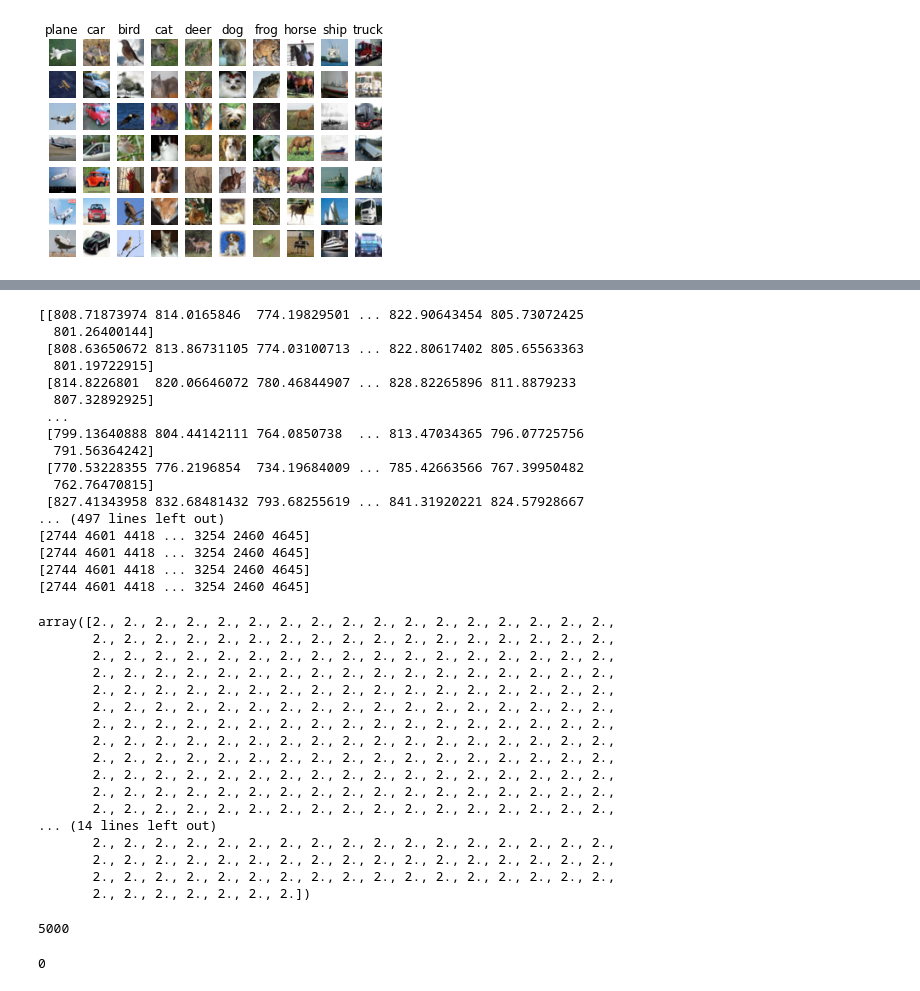
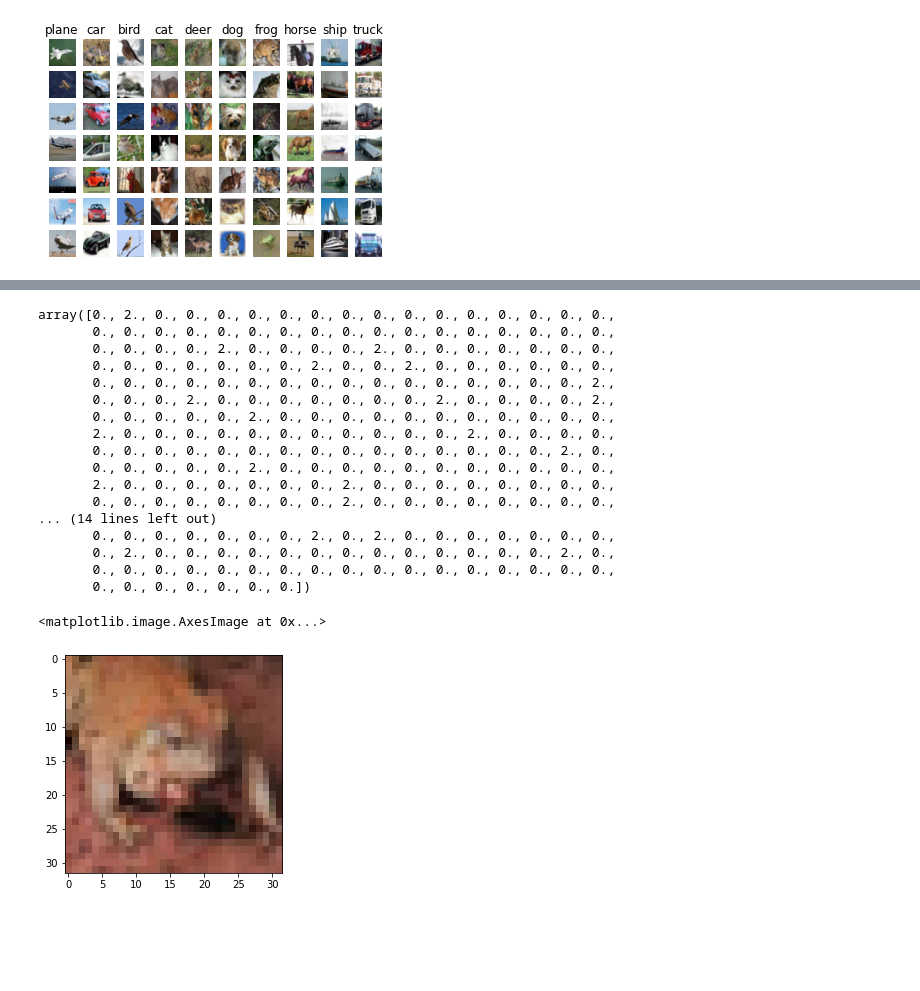
Before and after one commit to harrysandhu/mlstuff, a Jupyter notebook: notebooks/knn.ipynb, the cells around one changed output, grey strips where cells are left out. Cells and saved outputs as stored; diff of their text form; code cells hidden in the pictures; blank space fills up the shorter version.

```diff
--- a/notebooks/knn.ipynb
+++ b/notebooks/knn.ipynb
@@ -122,50 +129,27 @@ class KNN:
 knn = KNN()
 knn.train(X_train, y_train)
 # %%
-knn.predict(X_test)
+knn.predict(X_test, k=5)
 # %% [output]
-[[808.71873974 814.0165846  774.19829501 ... 822.90643454 805.73072425
-  801.26400144]
- [808.63650672 813.86731105 774.03100713 ... 822.80617402 805.65563363
-  801.19722915]
- [814.8226801  820.06646072 780.46844907 ... 828.82265896 811.8879233
-  807.32892925]
- ...
- [799.13640888 804.44142111 764.0850738  ... 813.47034365 796.07725756
-  791.56364242]
- [770.53228355 776.2196854  734.19684009 ... 785.42663566 767.39950482
-  762.76470815]
- [827.41343958 832.68481432 793.68255619 ... 841.31920221 824.57928667
-... (497 lines left out)
-[2744 4601 4418 ... 3254 2460 4645]
-[2744 4601 4418 ... 3254 2460 4645]
-[2744 4601 4418 ... 3254 2460 4645]
-[2744 4601 4418 ... 3254 2460 4645]
+array([0., 2., 0., 0., 0., 0., 0., 0., 0., 0., 0., 0., 0., 0., 0., 0., 0.,
+       0., 0., 0., 0., 0., 0., 0., 0., 0., 0., 0., 0., 0., 0., 0., 0., 0.,
+       0., 0., 0., 0., 2., 0., 0., 0., 0., 2., 0., 0., 0., 0., 0., 0., 0.,
+       0., 0., 0., 0., 0., 0., 0., 2., 0., 0., 2., 0., 0., 0., 0., 0., 0.,
+       0., 0., 0., 0., 0., 0., 0., 0., 0., 0., 0., 0., 0., 0., 0., 0., 2.,
+       0., 0., 0., 2., 0., 0., 0., 0., 0., 0., 0., 2., 0., 0., 0., 0., 2.,
+       0., 0., 0., 0., 0., 2., 0., 0., 0., 0., 0., 0., 0., 0., 0., 0., 0.,
+       2., 0., 0., 0., 0., 0., 0., 0., 0., 0., 0., 0., 2., 0., 0., 0., 0.,
+       0., 0., 0., 0., 0., 0., 0., 0., 0., 0., 0., 0., 0., 0., 0., 2., 0.,
+       0., 0., 0., 0., 0., 2., 0., 0., 0., 0., 0., 0., 0., 0., 0., 0., 0.,
+       2., 0., 0., 0., 0., 0., 0., 0., 2., 0., 0., 0., 0., 0., 0., 0., 0.,
+       0., 0., 0., 0., 0., 0., 0., 0., 2., 0., 0., 0., 0., 0., 0., 0., 0.,
+... (14 lines left out)
+       0., 0., 0., 0., 0., 0., 0., 2., 0., 2., 0., 0., 0., 0., 0., 0., 0.,
+       0., 2., 0., 0., 0., 0., 0., 0., 0., 0., 0., 0., 0., 0., 0., 2., 0.,
+       0., 0., 0., 0., 0., 0., 0., 0., 0., 0., 0., 0., 0., 0., 0., 0., 0.,
+       0., 0., 0., 0., 0., 0., 0.])
-array([2., 2., 2., 2., 2., 2., 2., 2., 2., 2., 2., 2., 2., 2., 2., 2., 2.,
-       2., 2., 2., 2., 2., 2., 2., 2., 2., 2., 2., 2., 2., 2., 2., 2., 2.,
-       2., 2., 2., 2., 2., 2., 2., 2., 2., 2., 2., 2., 2., 2., 2., 2., 2.,
-       2., 2., 2., 2., 2., 2., 2., 2., 2., 2., 2., 2., 2., 2., 2., 2., 2.,
-       2., 2., 2., 2., 2., 2., 2., 2., 2., 2., 2., 2., 2., 2., 2., 2., 2.,
-       2., 2., 2., 2., 2., 2., 2., 2., 2., 2., 2., 2., 2., 2., 2., 2., 2.,
-       2., 2., 2., 2., 2., 2., 2., 2., 2., 2., 2., 2., 2., 2., 2., 2., 2.,
-       2., 2., 2., 2., 2., 2., 2., 2., 2., 2., 2., 2., 2., 2., 2., 2., 2.,
-       2., 2., 2., 2., 2., 2., 2., 2., 2., 2., 2., 2., 2., 2., 2., 2., 2.,
-       2., 2., 2., 2., 2., 2., 2., 2., 2., 2., 2., 2., 2., 2., 2., 2., 2.,
-       2., 2., 2., 2., 2., 2., 2., 2., 2., 2., 2., 2., 2., 2., 2., 2., 2.,
-       2., 2., 2., 2., 2., 2., 2., 2., 2., 2., 2., 2., 2., 2., 2., 2., 2.,
-... (14 lines left out)
-       2., 2., 2., 2., 2., 2., 2., 2., 2., 2., 2., 2., 2., 2., 2., 2., 2.,
-       2., 2., 2., 2., 2., 2., 2., 2., 2., 2., 2., 2., 2., 2., 2., 2., 2.,
-       2., 2., 2., 2., 2., 2., 2., 2., 2., 2., 2., 2., 2., 2., 2., 2., 2.,
-       2., 2., 2., 2., 2., 2., 2.])
-# %%
-ix = np.argsort(d[0])
-len(ix)
-# %% [output]
-5000
-# %%
-ns = [i[0] for i in knn.y_train[ix[0:7]]]
-counts = np.bincount(ns)
-np.argmax(counts)
-# %% [output]
-0
+# %%
+plt.imshow(X_test[5].reshape(32, 32, 3))
+# %% [output]
+<matplotlib.image.AxesImage at 0x...>
+[figure, added]
```
Also changed, not shown: parts of 2 cells of this notebook.
